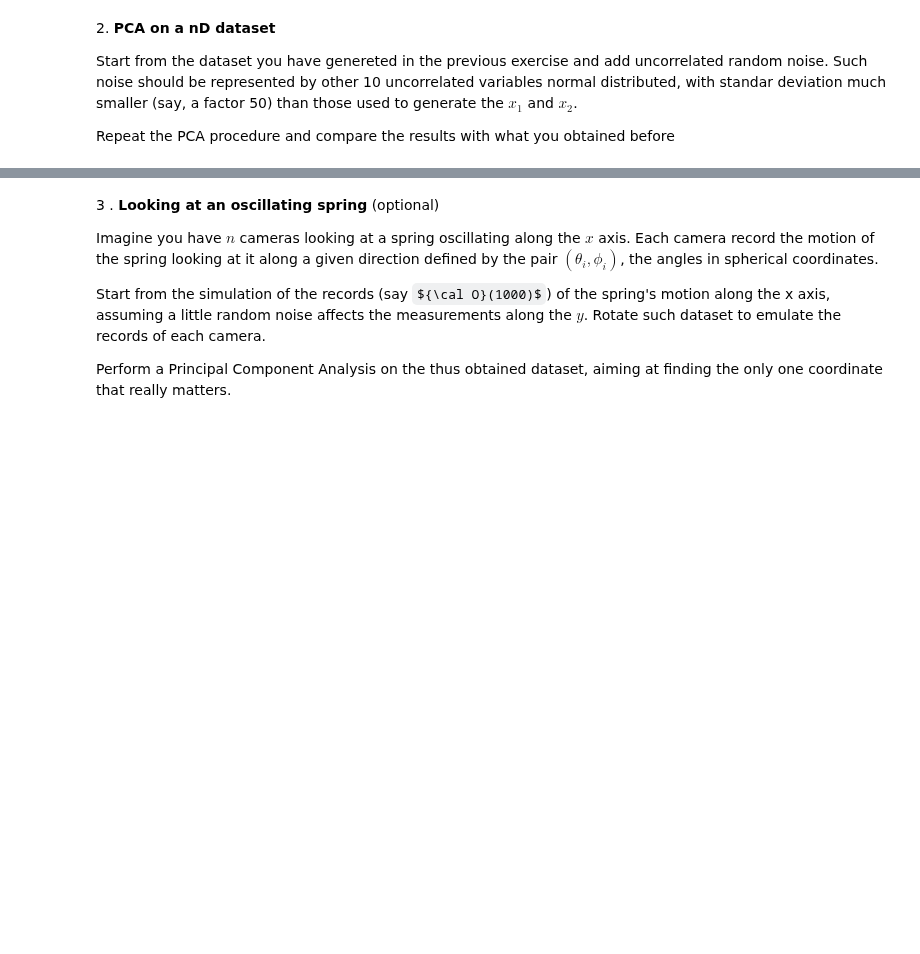
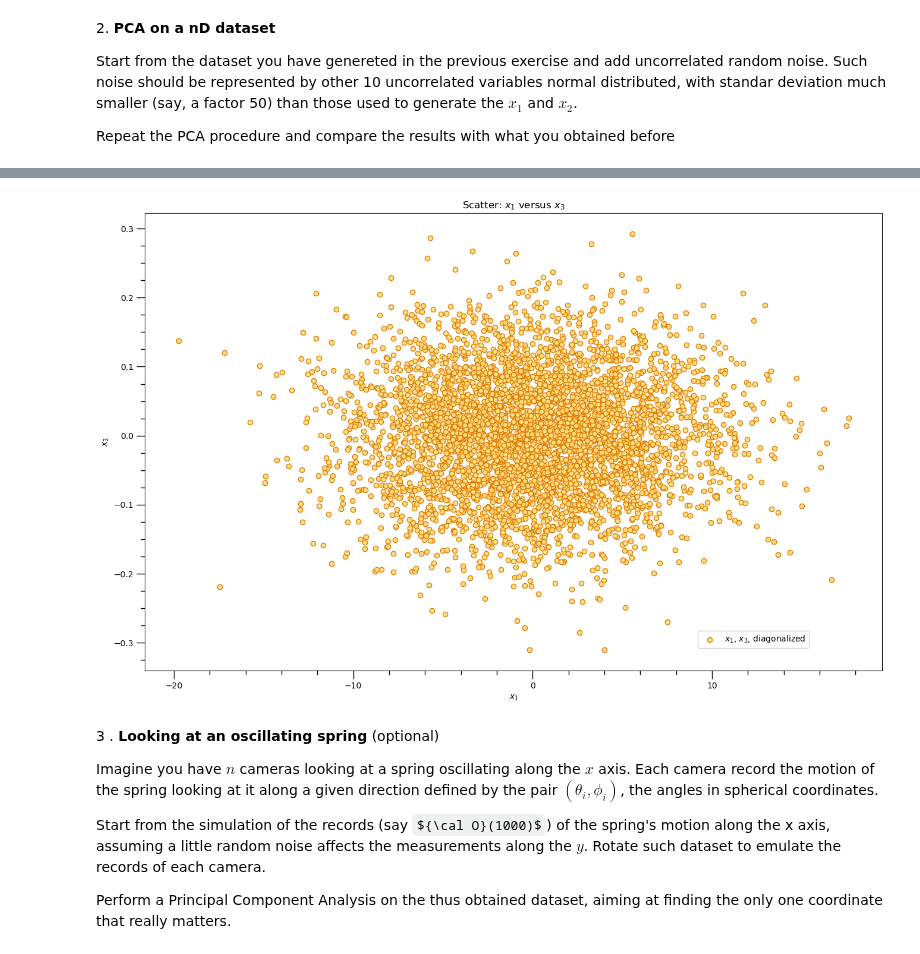
Before and after one commit to LeoPi314/LaboratoryOfComputationalPhysics_Y7, a Jupyter notebook: 08ex_LinearAlgebra.ipynb, the cells around one changed output, grey strips where cells are left out. Cells and saved outputs as stored; diff of their text form; code cells hidden in the pictures; some formulas as TeX source; blank space fills up the shorter version.

```diff
--- a/08ex_LinearAlgebra.ipynb
+++ b/08ex_LinearAlgebra.ipynb
@@ -195,3 +195,12 @@ Partial weight of eigenvalues 0,2: 100.0000000000%
 Start from the dataset you have genereted in the previous exercise and add uncorrelated random noise. Such noise should be represented by other 10 uncorrelated variables normal distributed, with standar deviation much smaller (say, a factor 50) than those used to generate the $x_1$ and $x_2$.
 
 Repeat the PCA procedure and compare the results with what you obtained before
+# %%
+#if is intended as 10 separate variables
+new_vars = [ 'x_4', 'x_5', 'x_6', 'x_7', 'x_8', 'x_9', 'x_10', 'x_11', 'x_12', 'x_13']
+old_vars = dataFrame.columns
+for i in range(len(new_vars)) :  dataFrame[new_vars[i]] = pd.DataFrame( npr.normal( 0, (dataFrame[old_vars[i%3]].std())/50., max_N ), index=np.arange(max_N), columns=[new_vars[i]])
+# CENTERING TO 0 TO ALLOW BETTER STATISTICS
+means = dataFrame.mean()
+dataFrame =  dataFrame - means
+dataFrame.describe()
@@ -198,3 +269,22 @@ Repeat the PCA procedure and compare the results with what you obtained before
+# %%
+# additional graph
+fig, ax= plt.subplots(nrows=1, ncols=1, figsize=(16,10))
+
+ax.scatter( x= r_frame['x_1'], y=r_frame['x_3'], marker='o', c='#FCDF81', edgecolor='#E27C06', label='$x_1$, $x_3$, diagonalized')
+ax.set_title('Scatter: $x_1$ versus $x_3$')
+ax.set_xlabel('$x_1$')
+ax.set_ylabel('$x_3$')
+ax.legend(loc=(0.75, 0.05))
+ax.xaxis.set_major_locator(MultipleLocator(10.000))
+ax.xaxis.set_minor_locator(AutoMinorLocator(5))
+ax.yaxis.set_major_locator(MultipleLocator(0.100))
+ax.yaxis.set_minor_locator(AutoMinorLocator(4))
+ax.tick_params(which='major', width=1.0)
+ax.tick_params(which='major', length=10)
+ax.tick_params(which='minor', width=1.0, labelsize=10)
+ax.tick_params(which='minor', length=5, labelsize=10, labelcolor='0.25')
+# %% [output]
+[figure, added]
 # %% [markdown]
 3 \. **Looking at an oscillating spring** (optional)
 
```
Also changed, not shown: parts of 3 cells of this notebook, 1 other file.
